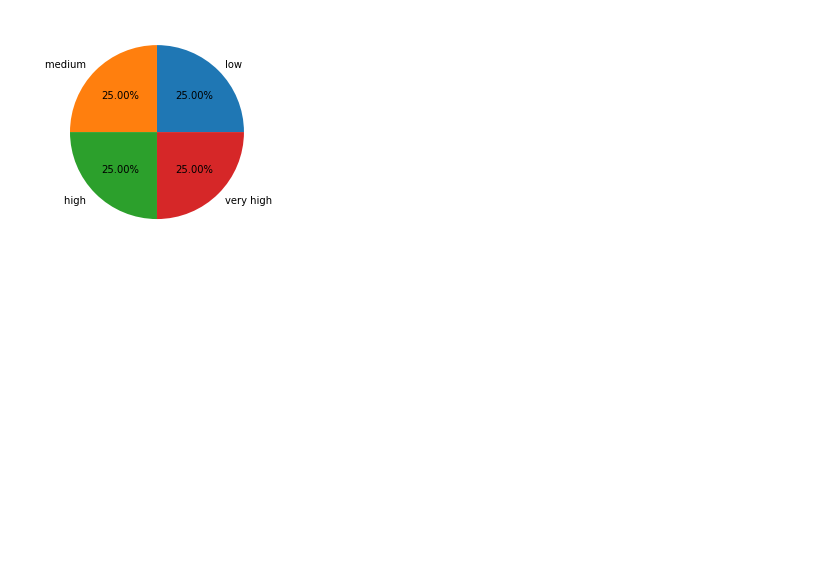
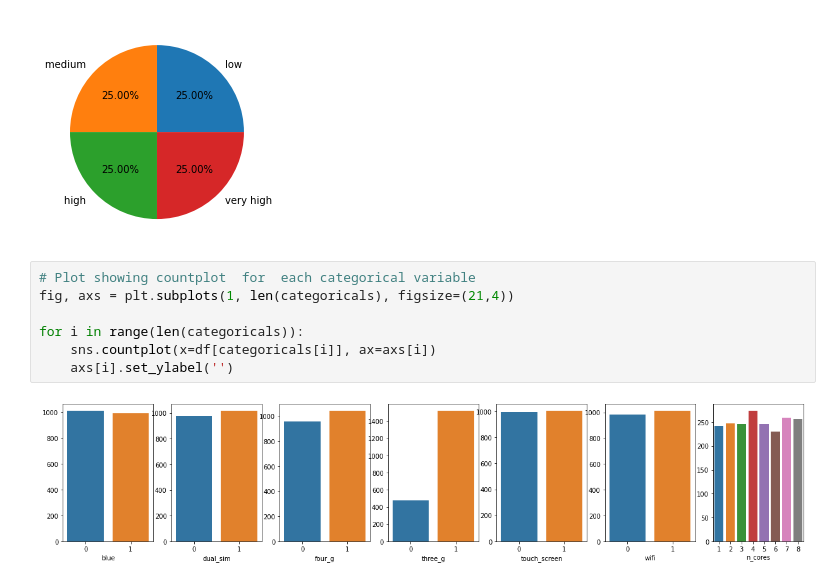
Before and after one commit to Arvindkale123/mobile-price-range-prediction, a Jupyter notebook: capstone 3.ipynb, the cells around one changed output. Cells and saved outputs as stored; diff of their text form; blank space fills up the shorter version.

```diff
--- a/capstone 3.ipynb
+++ b/capstone 3.ipynb
@@ -156,3 +156,12 @@ plt.pie(count,labels=classes, autopct='%1.2f%%')
   Text(-0.4242640687119286, -0.42426406871192845, '25.00%'),
   Text(0.4242640687119284, -0.4242640687119286, '25.00%')])
 [figure]
+# %%
+# Plot showing countplot  for  each categorical variable
+fig, axs = plt.subplots(1, len(categoricals), figsize=(21,4))
+
+for i in range(len(categoricals)):
+    sns.countplot(x=df[categoricals[i]], ax=axs[i])
+    axs[i].set_ylabel('')
+# %% [output]
+[figure, added]
```
Also changed, not shown: parts of 6 cells of this notebook.
